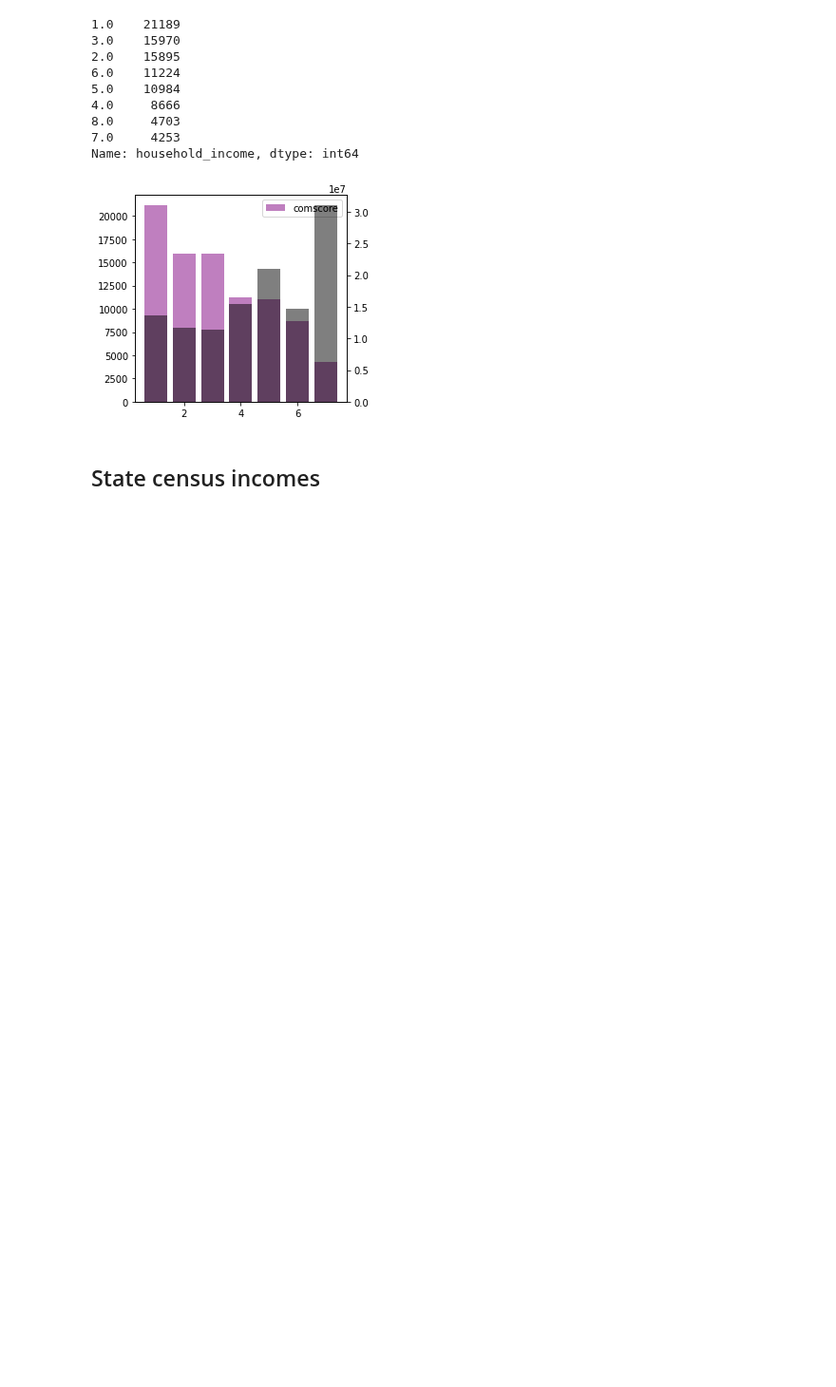
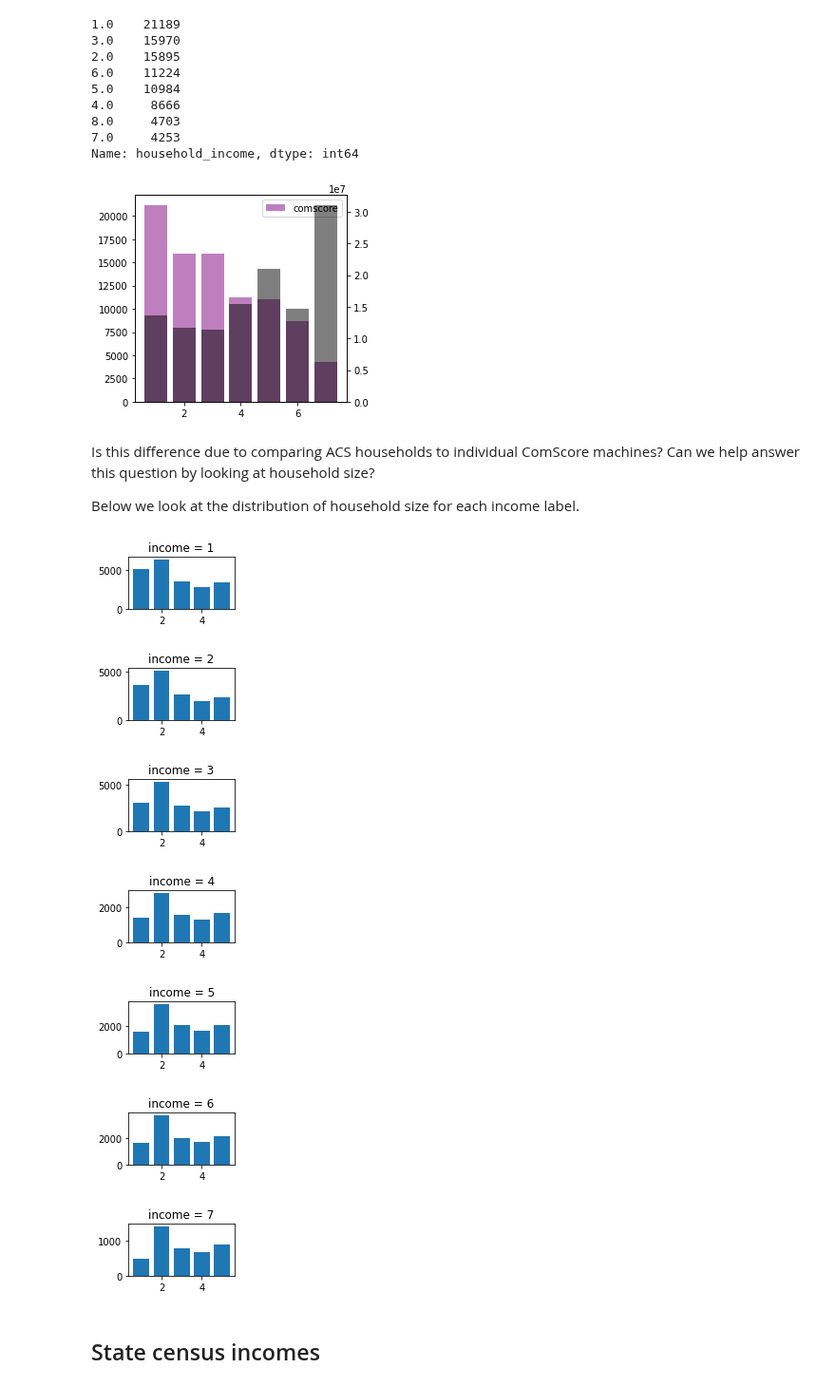
Before and after one commit to aberke/floc-analysis, a Jupyter notebook: notebooks/demographics_explore.ipynb, the cells around one changed output. Shown at 95% size. Drawn from its saved outputs; the diff is of its cells as text; code cells hidden in the pictures; blank space fills up the shorter version.

```diff
--- a/notebooks/demographics_explore.ipynb
+++ b/notebooks/demographics_explore.ipynb
@@ -507,6 +510,28 @@ ax2.bar(labels, census_incomes.groupby('comscore_code').agg('sum')['count'],
 _ = ax.legend()
 # %% [output]
 [figure]
+# %% [markdown]
+Is this difference due to comparing ACS households to individual ComScore machines?
+Can we help answer this question by looking at household size?
+
+Below we look at the distribution of household size for each income label.
+# %%
+income_codes = list(range(1,8))
+for income_code in income_codes:
+    fig,ax = plt.subplots(1,1,figsize=(2,1))
+    income_df = demo_df[demo_df.household_income == income_code]
+    household_sizes = income_df.household_size.value_counts().sort_index()
+    ax.bar(household_sizes.index, household_sizes.values)
+    ax.set_title('income = %s' % income_code)
+    plt.show()
+# %% [output]
+[figure, added]
+[figure, added]
+[figure, added]
+[figure, added]
+[figure, added]
+[figure, added]
+[figure, added]
 # %% [markdown]
 ## State census incomes
 # %%
```
Also changed, not shown: parts of 17 cells of this notebook.
